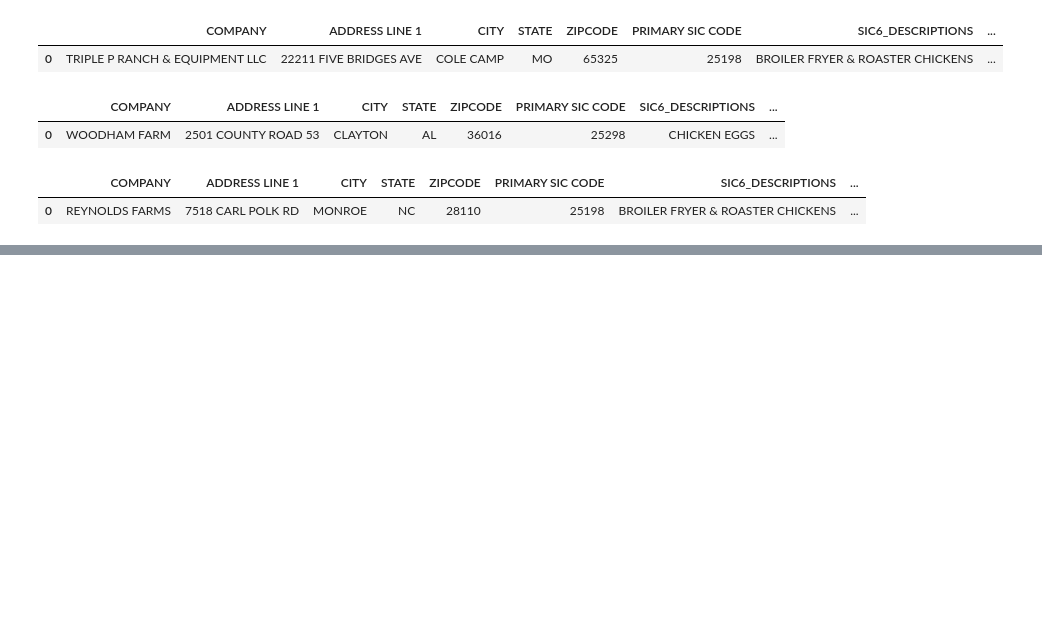
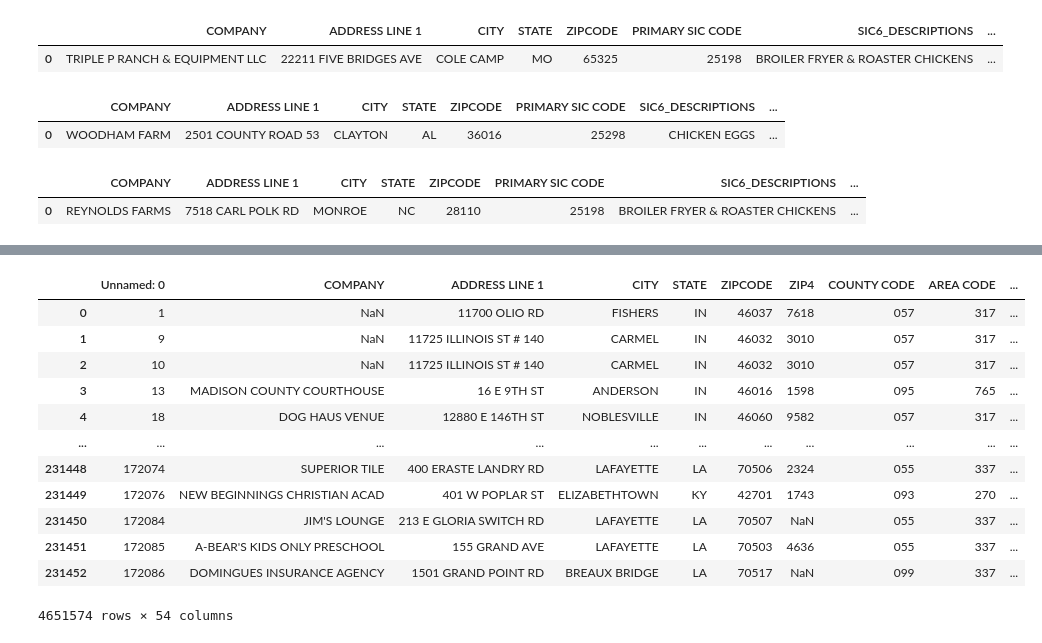
Before and after one commit to uchicago-dsi/rafi-poultry, a Jupyter notebook: notebooks/counterglow_explore.ipynb, the cells around one changed output, grey strips where cells are left out. Drawn from its saved outputs; the diff is of its cells as text; code cells hidden in the pictures; blank space fills up the shorter version.

```diff
--- a/notebooks/counterglow_explore.ipynb
+++ b/notebooks/counterglow_explore.ipynb
@@ -726,0 +810,18 @@ igroup_sic_0251_dict['NC']
+# %%
+# df_infogroup = pd.read_csv("../data/certain_states.csv")
+df_infogroup = dd.read_csv("../data/certain_states.csv", dtype=str, encoding='unicode_escape')
+df_infogroup.compute()
+# %% [output]
+|  | Unnamed: 0 | COMPANY | ADDRESS LINE 1 | CITY | STATE | ZIPCODE | ZIP4 | COUNTY CODE | AREA CODE | ... |
+| 0 | 1 | NaN | 11700 OLIO RD | FISHERS | IN | 46037 | 7618 | 057 | 317 | ... |
+| 1 | 9 | NaN | 11725 ILLINOIS ST # 140 | CARMEL | IN | 46032 | 3010 | 057 | 317 | ... |
+| 2 | 10 | NaN | 11725 ILLINOIS ST # 140 | CARMEL | IN | 46032 | 3010 | 057 | 317 | ... |
+| 3 | 13 | MADISON COUNTY COURTHOUSE | 16 E 9TH ST | ANDERSON | IN | 46016 | 1598 | 095 | 765 | ... |
+| 4 | 18 | DOG HAUS VENUE | 12880 E 146TH ST | NOBLESVILLE | IN | 46060 | 9582 | 057 | 317 | ... |
+| ... | ... | ... | ... | ... | ... | ... | ... | ... | ... | ... |
+| 231448 | 172074 | SUPERIOR TILE | 400 ERASTE LANDRY RD | LAFAYETTE | LA | 70506 | 2324 | 055 | 337 | ... |
+| 231449 | 172076 | NEW BEGINNINGS CHRISTIAN ACAD | 401 W POPLAR ST | ELIZABETHTOWN | KY | 42701 | 1743 | 093 | 270 | ... |
+| 231450 | 172084 | JIM'S LOUNGE | 213 E GLORIA SWITCH RD | LAFAYETTE | LA | 70507 | NaN | 055 | 337 | ... |
+| 231451 | 172085 | A-BEAR'S KIDS ONLY PRESCHOOL | 155 GRAND AVE | LAFAYETTE | LA | 70503 | 4636 | 055 | 337 | ... |
+| 231452 | 172086 | DOMINGUES INSURANCE AGENCY | 1501 GRAND POINT RD | BREAUX BRIDGE | LA | 70517 | NaN | 099 | 337 | ... |
+4651574 rows × 54 columns
```
Also changed, not shown: parts of 9 cells of this notebook.
